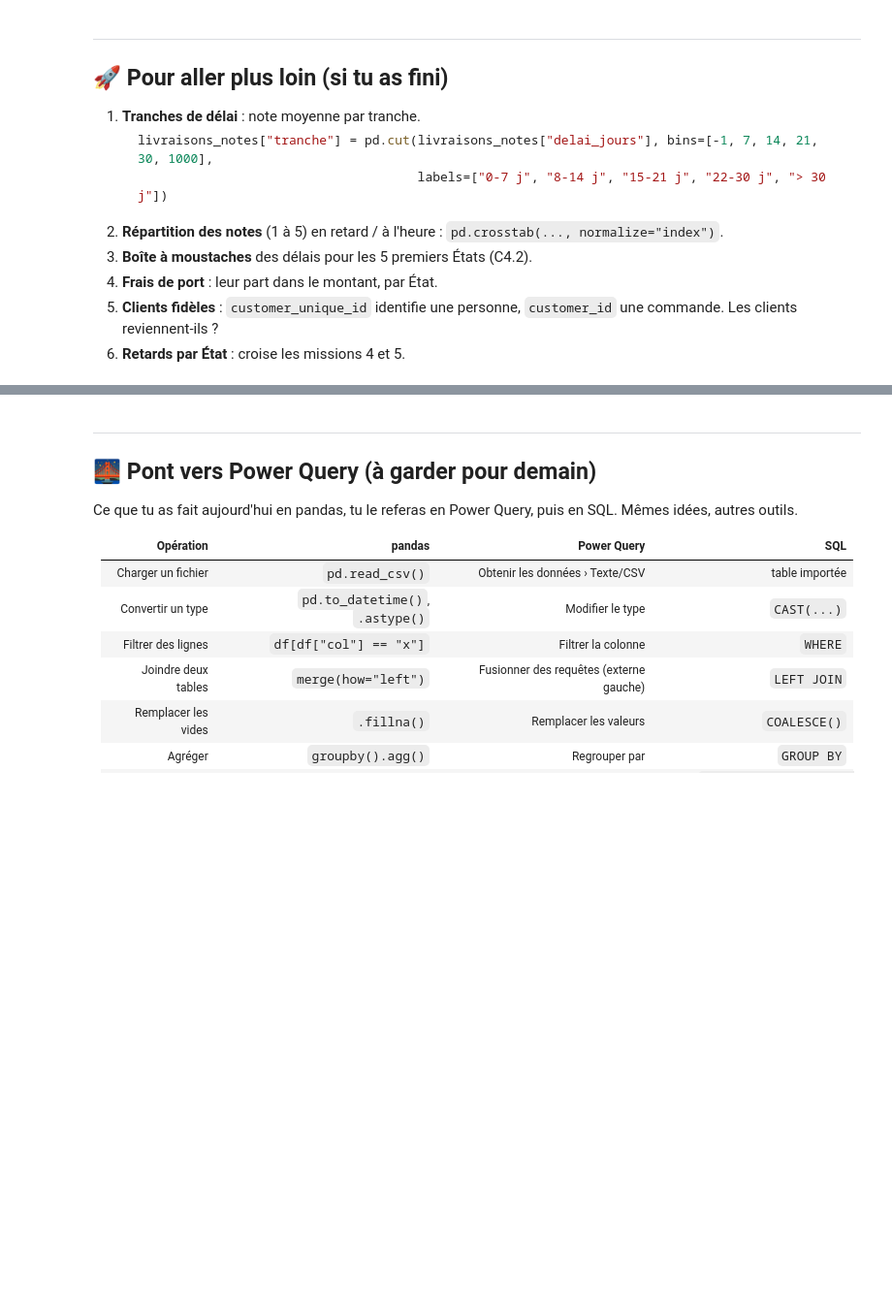
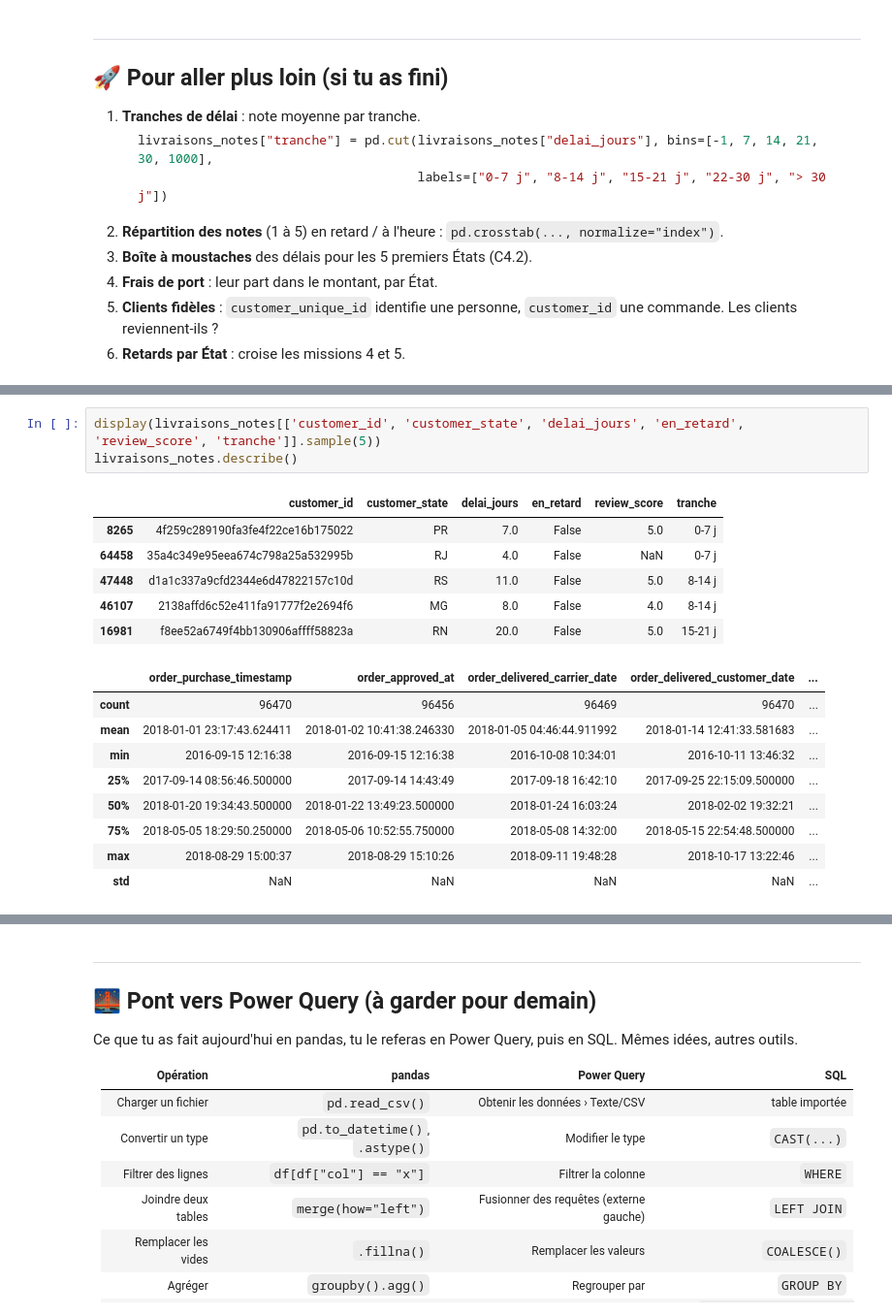
Before and after one commit to Franck-LF/Olist, a Jupyter notebook: 3_adapter_pandas_olist.ipynb, the cells around one changed output, grey strips where cells are left out. Shown at 97% size. Drawn from its saved outputs; the diff is of its cells as text; blank space fills up the shorter version.

```diff
--- a/3_adapter_pandas_olist.ipynb
+++ b/3_adapter_pandas_olist.ipynb
@@ -829,0 +875,19 @@ Les avantages :
+# %%
+display(livraisons_notes[['customer_id', 'customer_state', 'delai_jours', 'en_retard', 'review_score', 'tranche']].sample(5))
+livraisons_notes.describe()
+# %% [output]
+|  | customer_id | customer_state | delai_jours | en_retard | review_score | tranche |
+| 8265 | 4f259c289190fa3fe4f22ce16b175022 | PR | 7.0 | False | 5.0 | 0-7 j |
+| 64458 | 35a4c349e95eea674c798a25a532995b | RJ | 4.0 | False | NaN | 0-7 j |
+| 47448 | d1a1c337a9cfd2344e6d47822157c10d | RS | 11.0 | False | 5.0 | 8-14 j |
+| 46107 | 2138affd6c52e411fa91777f2e2694f6 | MG | 8.0 | False | 4.0 | 8-14 j |
+| 16981 | f8ee52a6749f4bb130906affff58823a | RN | 20.0 | False | 5.0 | 15-21 j |
+|  | order_purchase_timestamp | order_approved_at | order_delivered_carrier_date | order_delivered_customer_date | ... |
+| count | 96470 | 96456 | 96469 | 96470 | ... |
+| mean | 2018-01-01 23:17:43.624411 | 2018-01-02 10:41:38.246330 | 2018-01-05 04:46:44.911992 | 2018-01-14 12:41:33.581683 | ... |
+| min | 2016-09-15 12:16:38 | 2016-09-15 12:16:38 | 2016-10-08 10:34:01 | 2016-10-11 13:46:32 | ... |
+| 25% | 2017-09-14 08:56:46.500000 | 2017-09-14 14:43:49 | 2017-09-18 16:42:10 | 2017-09-25 22:15:09.500000 | ... |
+| 50% | 2018-01-20 19:34:43.500000 | 2018-01-22 13:49:23.500000 | 2018-01-24 16:03:24 | 2018-02-02 19:32:21 | ... |
+| 75% | 2018-05-05 18:29:50.250000 | 2018-05-06 10:52:55.750000 | 2018-05-08 14:32:00 | 2018-05-15 22:54:48.500000 | ... |
+| max | 2018-08-29 15:00:37 | 2018-08-29 15:10:26 | 2018-09-11 19:48:28 | 2018-10-17 13:22:46 | ... |
+| std | NaN | NaN | NaN | NaN | ... |
```
Also changed, not shown: parts of 12 cells of this notebook.
